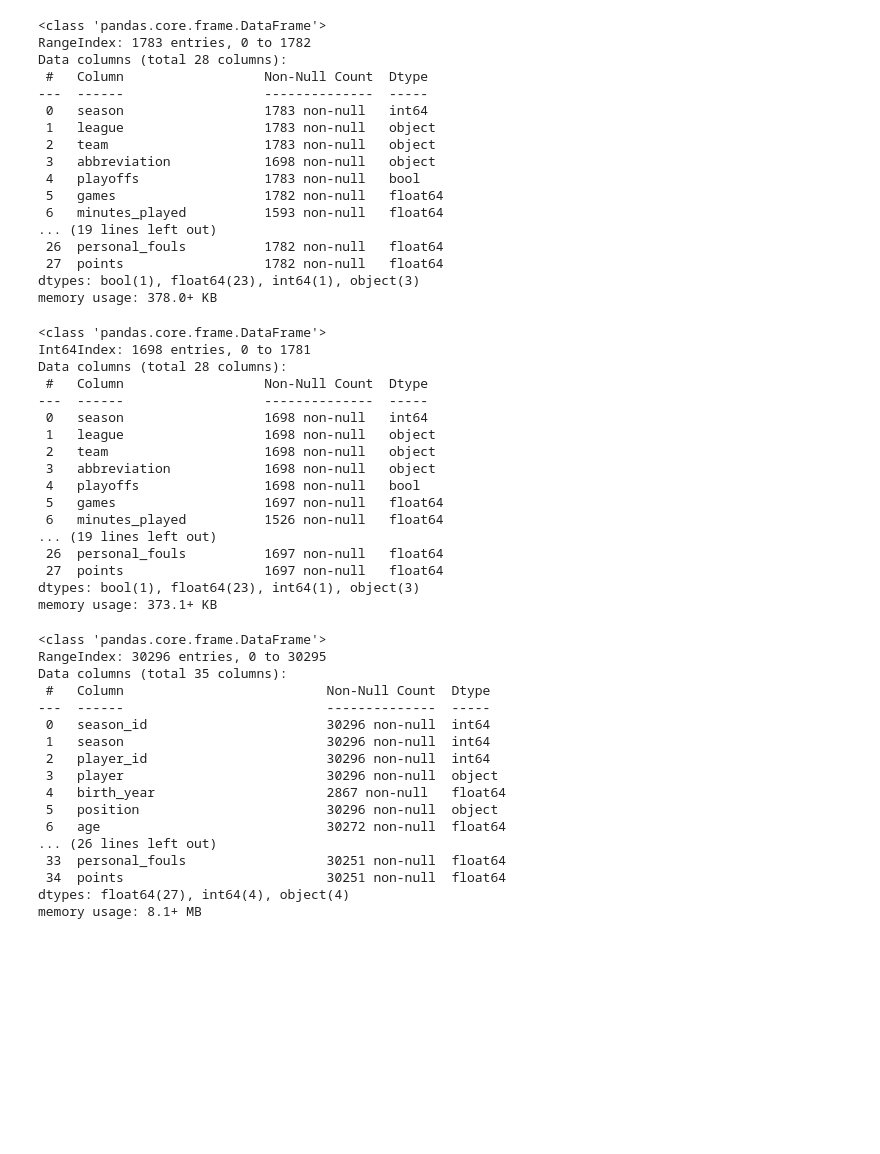
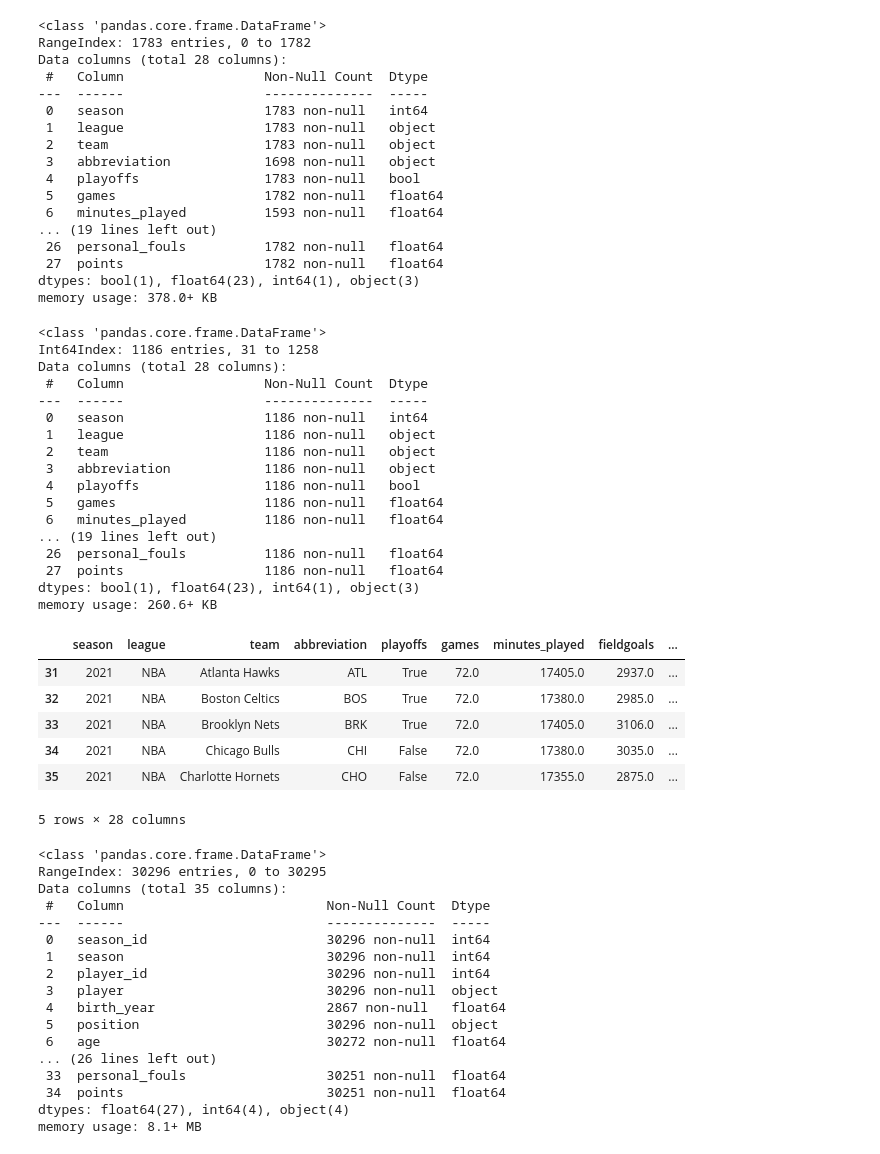
Before and after one commit to civond/NBA-Analysis, a Jupyter notebook: nba_players_teams.ipynb, the cells around one changed output. Cells and saved outputs as stored; diff of their text form; code cells hidden in the pictures; blank space fills up the shorter version.

Commit message:
Updated nba_players_teams.ipynb and resources

```diff
--- a/nba_players_teams.ipynb
+++ b/nba_players_teams.ipynb
@@ -160,22 +160,24 @@ memory usage: 378.0+ KB
 # %%
 #Drop 'League Average' from team columns in team_totals_df
 team_totals_filtered_df = team_totals_df.loc[(team_totals_df['team'] != 'League Average')]
+team_totals_filtered_df = team_totals_filtered_df.loc[(team_totals_filtered_df['season'] < 2022) &
+                                   (team_totals_filtered_df['season'] > 1978)]
 team_totals_filtered_df.info()
 # %% [output]
 <class 'pandas.core.frame.DataFrame'>
-Int64Index: 1698 entries, 0 to 1781
+Int64Index: 1186 entries, 31 to 1258
 Data columns (total 28 columns):
  #   Column                  Non-Null Count  Dtype
 ---  ------                  --------------  -----
- 0   season                  1698 non-null   int64
- 1   league                  1698 non-null   object
- 2   team                    1698 non-null   object
- 3   abbreviation            1698 non-null   object
- 4   playoffs                1698 non-null   bool
- 5   games                   1697 non-null   float64
- 6   minutes_played          1526 non-null   float64
+ 0   season                  1186 non-null   int64
+ 1   league                  1186 non-null   object
+ 2   team                    1186 non-null   object
+ 3   abbreviation            1186 non-null   object
+ 4   playoffs                1186 non-null   bool
+ 5   games                   1186 non-null   float64
+ 6   minutes_played          1186 non-null   float64
 ... (19 lines left out)
- 26  personal_fouls          1697 non-null   float64
- 27  points                  1697 non-null   float64
+ 26  personal_fouls          1186 non-null   float64
+ 27  points                  1186 non-null   float64
 dtypes: bool(1), float64(23), int64(1), object(3)
-memory usage: 373.1+ KB
+memory usage: 260.6+ KB
@@ -191,0 +184,10 @@ for i in range(len(full_team_names)):
+# %%
+team_totals_filtered_df.head()
+# %% [output]
+|  | season | league | team | abbreviation | playoffs | games | minutes_played | fieldgoals | ... |
+| 31 | 2021 | NBA | Atlanta Hawks | ATL | True | 72.0 | 17405.0 | 2937.0 | ... |
+| 32 | 2021 | NBA | Boston Celtics | BOS | True | 72.0 | 17380.0 | 2985.0 | ... |
+| 33 | 2021 | NBA | Brooklyn Nets | BRK | True | 72.0 | 17405.0 | 3106.0 | ... |
+| 34 | 2021 | NBA | Chicago Bulls | CHI | False | 72.0 | 17380.0 | 3035.0 | ... |
+| 35 | 2021 | NBA | Charlotte Hornets | CHO | False | 72.0 | 17355.0 | 2875.0 | ... |
+5 rows × 28 columns
```
Also changed, not shown: parts of 56 cells of this notebook, 3 other files.
